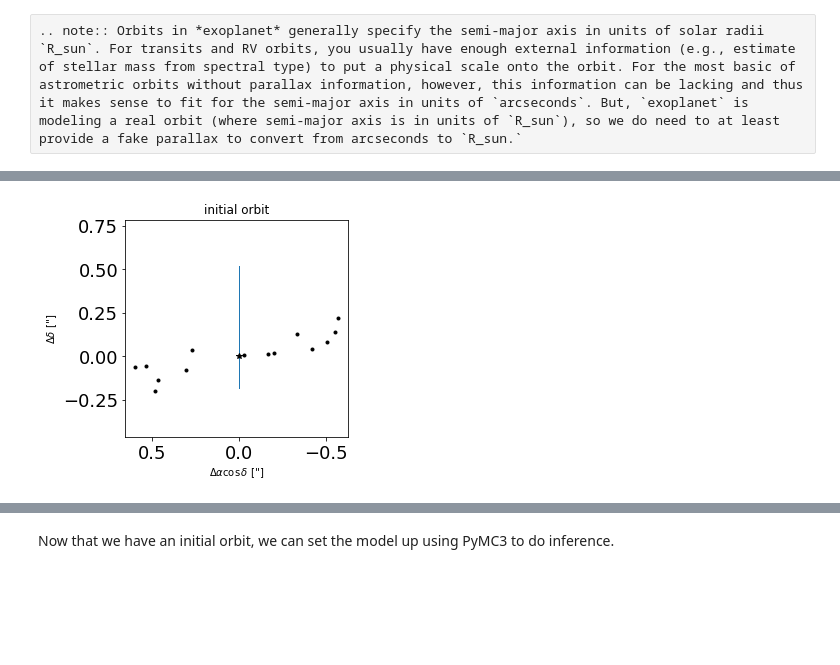
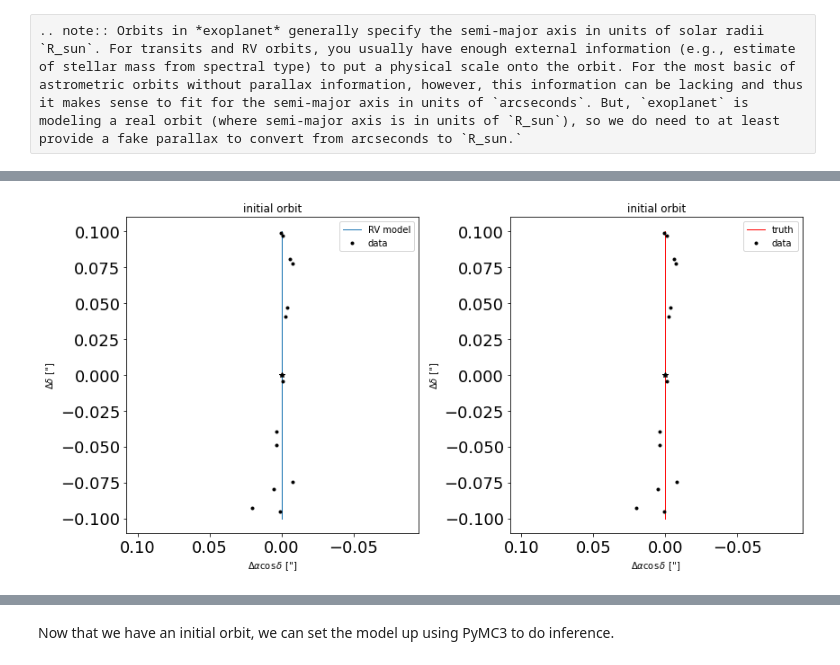
Before and after one commit to dyahalomi/roman_astrometry, a Jupyter notebook: Code/Model_Earth.ipynb, the cells around one changed output, grey strips where cells are left out. Saved outputs shown, nothing was run; the diff lists cells and outputs as text; code cells hidden in the pictures; blank space fills up the shorter version.

```diff
--- a/Code/Model_Earth.ipynb
+++ b/Code/Model_Earth.ipynb
@@ -681,7 +647,7 @@ from astropy import constants
 au_to_R_sun = (constants.au / constants.R_sun).value
 
 # Just to get started, let's take a look at the orbit using the parameter estimates from Pourbaix et al. 1998
-'''
+
 # Orbital elements from Pourbaix et al. 1998
 # For the relative astrometric fit, we only need the following parameters
 parallax = 0.1  # arcsec
@@ -689,49 +655,89 @@ e = param_medians['ecc']
 omega = param_medians['omega']
 P = param_medians['P']  # days
 t0 = param_medians['t0'] #BJD
-'''
-parallax = 0.1 #arcsec
+
 
 # instantiate the orbit
-#orbit = xo.orbits.KeplerianOrbit(
-#    t0=t0, period=P, ecc=e, omega=omega, m_p = min_masses, incl = np.pi/2)
+orbit = xo.orbits.KeplerianOrbit(
+    t0=t0, period=P, ecc=e, omega=omega, m_p = min_masses, incl = np.pi/2)
 
 orbit_true = xo.orbits.KeplerianOrbit(
-    incl = np.pi/2, t_periastron=tper_true, period=P_true, ecc=ecc_true, omega=omega_true, m_p = np.array([0.03363188099285322, 10.929708425136246]))
+    incl = np.pi/2, t_periastron=tper_true, period=P_true, ecc=ecc_true, omega=omega_true, m_p = np.array([min_mass_true]))
 # %%
 
 # The position functions take an optional argument parallax to convert from
 # physical units back to arcseconds
-rho, theta = theano.function([], orbit_true.get_relative_angles(t_astrometry, parallax))()
+rho, theta = theano.function([], orbit.get_relative_angles(t_astrometry, parallax))()
+rho_true, theta_true = theano.function([], orbit_true.get_relative_angles(t_astrometry, parallax))()
+
 
 # Plot the orbit
-fig, ax = plt.subplots(nrows=1, figsize=(4, 4))
+fig, ax = plt.subplots(nrows=1, ncols=2, figsize=(12, 6))
+ax0, ax1 = ax[0], ax[1]
 
 xs = rho * np.cos(theta)  # X is north
 ys = rho * np.sin(theta)  # Y is east
-ax.plot(ys, xs, color="C0", lw=1)
+ax0.plot(ys, xs, color="C0", lw=1, label = "RV model")
+
+xs_true = rho * np.cos(theta)  # X is north
+ys_true = rho * np.sin(theta)  # Y is east
+ax1.plot(ys_true, xs_true, color="r", lw=1, label = "truth")
 
 # plot the data
 xs = rho_data * np.cos(theta_data)  # X is north
 ys = rho_data * np.sin(theta_data)  # Y is east
-ax.plot(ys, xs, ".k")
+ax0.plot(ys, xs, ".k", label = "data")
+ax1.plot(ys, xs, ".k", label = "data")
 
-ax.set_ylabel(r"$\Delta \delta$ ['']")
-ax.set_xlabel(r"$\Delta \alpha \cos \delta$ ['']")
-ax.invert_xaxis()
-ax.plot(0, 0, "k*")
-ax.set_aspect("equal", "datalim")
-ax.set_title("initial orbit")
+ax0.set_ylabel(r"$\Delta \delta$ ['']")
+ax0.set_xlabel(r"$\Delta \alpha \cos \delta$ ['']")
+ax0.invert_xaxis()
+ax0.plot(0, 0, "k*")
+ax0.set_aspect("equal", "datalim")
+ax0.set_title("initial orbit")
+ax0.legend()
 
-fig, ax = plt.subplots(nrows=2, sharex=True, figsize=(6, 6))
-ax[0].errorbar(x_astrometry, rho_data, yerr=rho_err, fmt=".k", lw=1, ms=5)
-ax[0].plot(t_astrometry, rho, color="C0", lw=1)
-ax[0].set_ylabel(r'$\rho\,$ ["]')
-ax[0].set_title("initial orbit")
+ax1.set_ylabel(r"$\Delta \delta$ ['']")
+ax1.set_xlabel(r"$\Delta \alpha \cos \delta$ ['']")
+ax1.invert_xaxis()
+ax1.plot(0, 0, "k*")
+ax1.set_aspect("equal", "datalim")
+ax1.set_title("initial orbit")
+ax1.legend()
 
-ax[1].errorbar(x_astrometry, theta_data, yerr=theta_err, fmt=".k", lw=1, ms=5)
-ax[1].plot(t_astrometry, theta, color="C0", lw=1)
-ax[1].set_ylabel(r"P.A. [radians]")
-_ = ax[1].set_xlabel("time [JD]")
+fig.tight_layout()
+
+
+fig, ax = plt.subplots(nrows=2, ncols=2, sharex=True, sharey='row', figsize=(12, 6))
+ax[0][0].errorbar(x_astrometry, rho_data, yerr=rho_err, fmt=".k", lw=1, ms=5, label = "data")
+ax[0][0].plot(t_astrometry, rho, color="C0", lw=1, label="RV model")
+ax[0][0].set_ylabel(r'$\rho\,$ ["]')
+ax[0][0].set_title("initial orbit")
+ax[0][0].legend()
+
+ax[0][1].errorbar(x_astrometry, rho_data, yerr=rho_err, fmt=".k", lw=1, ms=5, label = "data")
+ax[0][1].plot(t_astrometry, rho_true, color="r", lw=1, label="truth")
+ax[0][1].set_ylabel(r'$\rho\,$ ["]')
+ax[0][1].set_title("initial orbit")
+ax[0][1].legend()
+
+
+
+
+ax[1][0].errorbar(x_astrometry, theta_data, yerr=theta_err, fmt=".k", lw=1, ms=5, label = "data")
+ax[1][0].plot(t_astrometry, theta, color="C0", lw=1, label="RV model")
+ax[1][0].set_ylabel(r"P.A. [radians]")
+_ = ax[1][0].set_xlabel("time [JD]")
+ax[1][0].legend()
+
+
+ax[1][1].errorbar(x_astrometry, theta_data, yerr=theta_err, fmt=".k", lw=1, ms=5, label = "data")
+ax[1][1].plot(t_astrometry, theta_true, color="r", lw=1, label="truth")
+ax[1][1].set_ylabel(r"P.A. [radians]")
+_ = ax[1][1].set_xlabel("time [JD]")
+ax[1][1].legend()
+
+
+fig.tight_layout()
 # %% [output]
-[figure, old version]
+[figure, new version]
```
Also changed, not shown: parts of 14 cells of this notebook, 1 other file.
